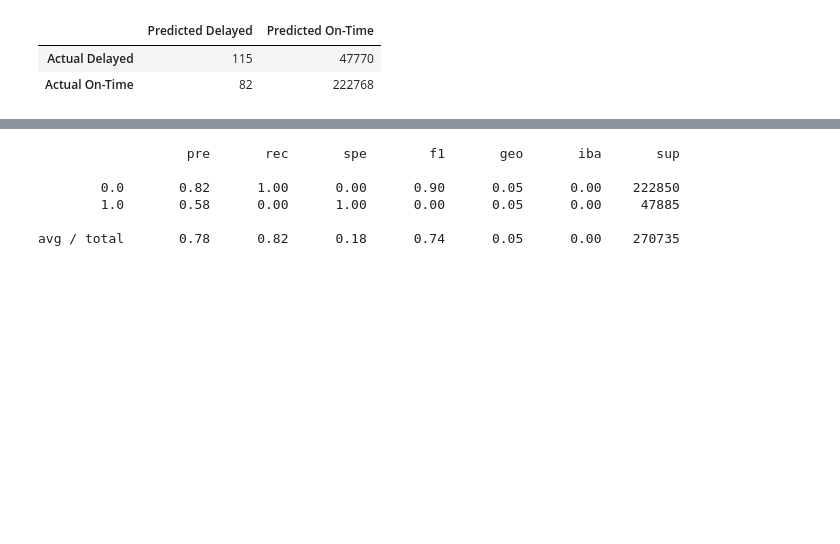
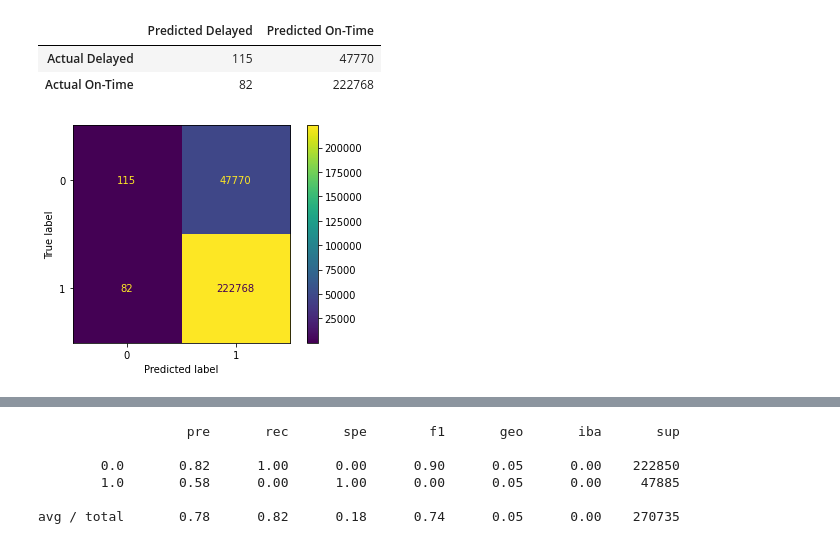
Before and after one commit to camilabatres/Airport_Analysis, a Jupyter notebook: Machine Learning Models/logistic_regression.ipynb, the cells around one changed output, grey strips where cells are left out. Saved outputs shown, nothing was run; the diff lists cells and outputs as text; code cells hidden in the pictures; blank space fills up the shorter version.

```diff
--- a/Machine Learning Models/logistic_regression.ipynb
+++ b/Machine Learning Models/logistic_regression.ipynb
@@ -630,3 +630,10 @@ cmtx
 |  | Predicted Delayed | Predicted On-Time |
 | Actual Delayed | 115 | 47770 |
 | Actual On-Time | 82 | 222768 |
+# %%
+from sklearn.metrics import ConfusionMatrixDisplay
+cm = ConfusionMatrixDisplay(confusion_matrix(y_test, predictions, labels=[1, 0]))
+cm.plot()
+plt.show()
+# %% [output]
+[figure, added]
```
Also changed, not shown: parts of 1 cell of this notebook.
